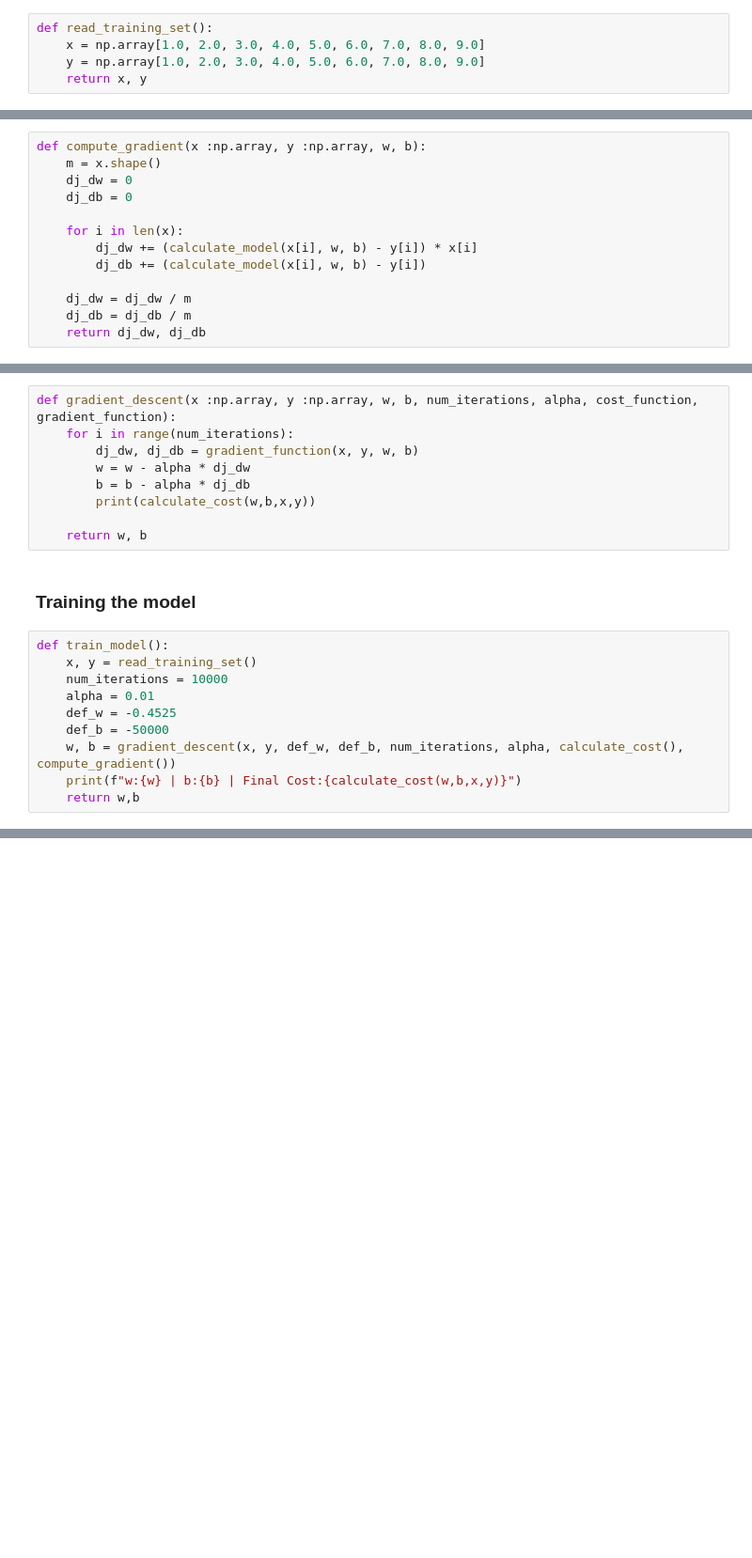
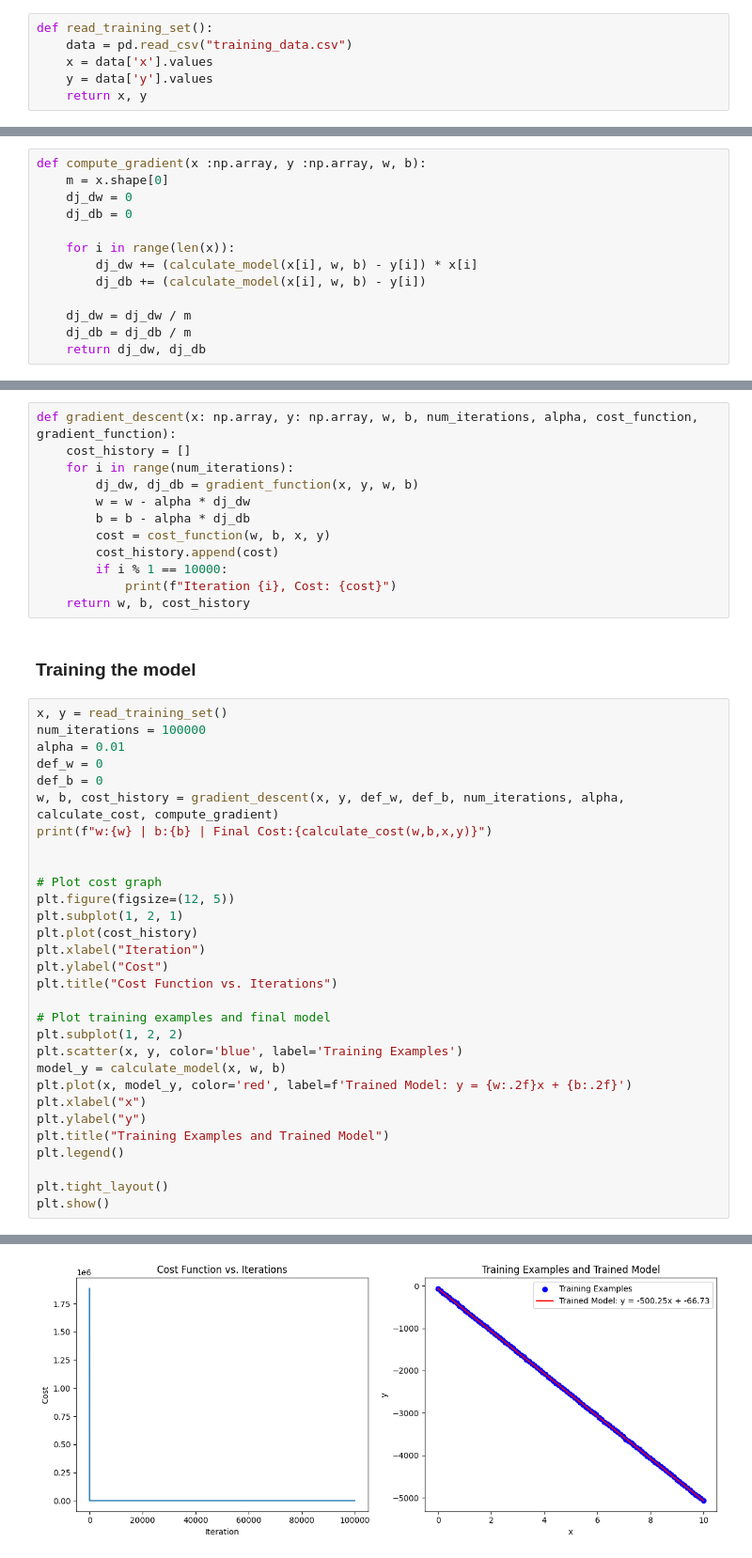
Before and after one commit to RedstPhillip/ML-Algorithms, a Jupyter notebook: LR_1Feature.ipynb, the cells around one changed output, grey strips where cells are left out. Shown at 94% size. Saved outputs shown, nothing was run; the diff lists cells and outputs as text; blank space fills up the shorter version.

Commit message:
working linear regression with CSV input and static visualization plots in the end

```diff
--- a/LR_1Feature.ipynb
+++ b/LR_1Feature.ipynb
@@ -5,8 +7,9 @@ import numpy as np
 Reading the training set from files or from static arrays.
 # %%
 def read_training_set():
-    x = np.array[1.0, 2.0, 3.0, 4.0, 5.0, 6.0, 7.0, 8.0, 9.0]
-    y = np.array[1.0, 2.0, 3.0, 4.0, 5.0, 6.0, 7.0, 8.0, 9.0]
+    data = pd.read_csv("training_data.csv")
+    x = data['x'].values
+    y = data['y'].values
     return x, y
 # %% [markdown]
 ### Model Function
@@ -33,11 +36,11 @@ def calculate_cost(w, b, x :np.array, y : np.array):
 Computes the gradient dj_dw and dj_db
 # %%
 def compute_gradient(x :np.array, y :np.array, w, b):
-    m = x.shape()
+    m = x.shape[0]
     dj_dw = 0
     dj_db = 0
 
-    for i in len(x):
+    for i in range(len(x)):
         dj_dw += (calculate_model(x[i], w, b) - y[i]) * x[i]
         dj_db += (calculate_model(x[i], w, b) - y[i])
 
@@ -47,23 +50,47 @@ def compute_gradient(x :np.array, y :np.array, w, b):
 # %% [markdown]
 ### Gradient Descent
 # %%
-def gradient_descent(x :np.array, y :np.array, w, b, num_iterations, alpha, cost_function, gradient_function):
+def gradient_descent(x: np.array, y: np.array, w, b, num_iterations, alpha, cost_function, gradient_function):
+    cost_history = []
     for i in range(num_iterations):
         dj_dw, dj_db = gradient_function(x, y, w, b)
         w = w - alpha * dj_dw
         b = b - alpha * dj_db
-        print(calculate_cost(w,b,x,y))
-
-    return w, b
+        cost = cost_function(w, b, x, y)
+        cost_history.append(cost)
+        if i % 1 == 10000:
+            print(f"Iteration {i}, Cost: {cost}")
+    return w, b, cost_history
 # %% [markdown]
 ### Training the model
 # %%
-def train_model():
-    x, y = read_training_set()
-    num_iterations = 10000
-    alpha = 0.01
-    def_w = -0.4525
-    def_b = -50000
-    w, b = gradient_descent(x, y, def_w, def_b, num_iterations, alpha, calculate_cost(), compute_gradient())
-    print(f"w:{w} | b:{b} | Final Cost:{calculate_cost(w,b,x,y)}")
-    return w,b
+x, y = read_training_set()
+num_iterations = 100000
+alpha = 0.01
+def_w = 0
+def_b = 0
+w, b, cost_history = gradient_descent(x, y, def_w, def_b, num_iterations, alpha, calculate_cost, compute_gradient)
+print(f"w:{w} | b:{b} | Final Cost:{calculate_cost(w,b,x,y)}")
+
+
+# Plot cost graph
+plt.figure(figsize=(12, 5))
+plt.subplot(1, 2, 1)
+plt.plot(cost_history)
+plt.xlabel("Iteration")
+plt.ylabel("Cost")
+plt.title("Cost Function vs. Iterations")
+
+# Plot training examples and final model
+plt.subplot(1, 2, 2)
+plt.scatter(x, y, color='blue', label='Training Examples')
+model_y = calculate_model(x, w, b)
+plt.plot(x, model_y, color='red', label=f'Trained Model: y = {w:.2f}x + {b:.2f}')
+plt.xlabel("x")
+plt.ylabel("y")
+plt.title("Training Examples and Trained Model")
+plt.legend()
+
+plt.tight_layout()
+plt.show()
+# %% [output]
@@ -69,0 +98 @@ def train_model():
+[figure, added]
```
Also changed, not shown: parts of 3 cells of this notebook, 1 other file.
